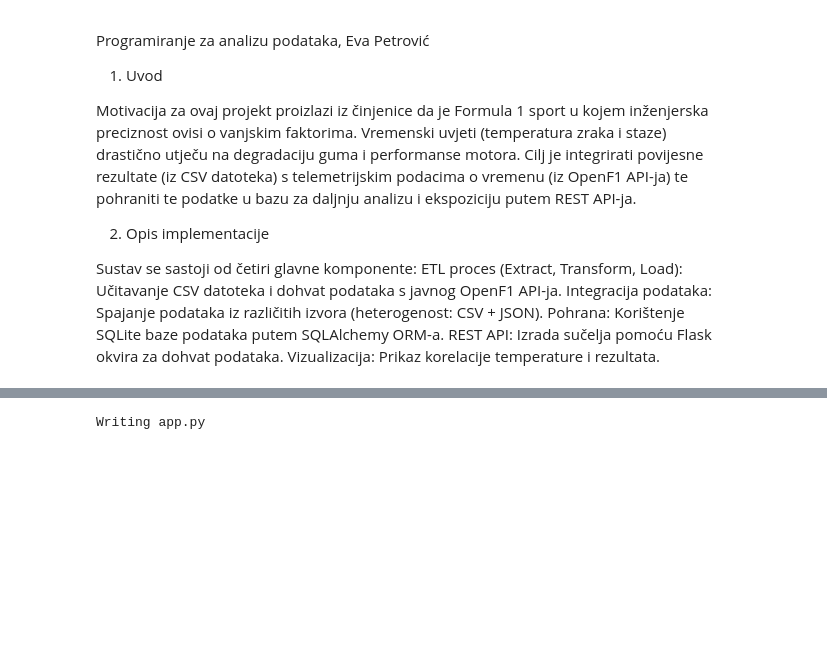
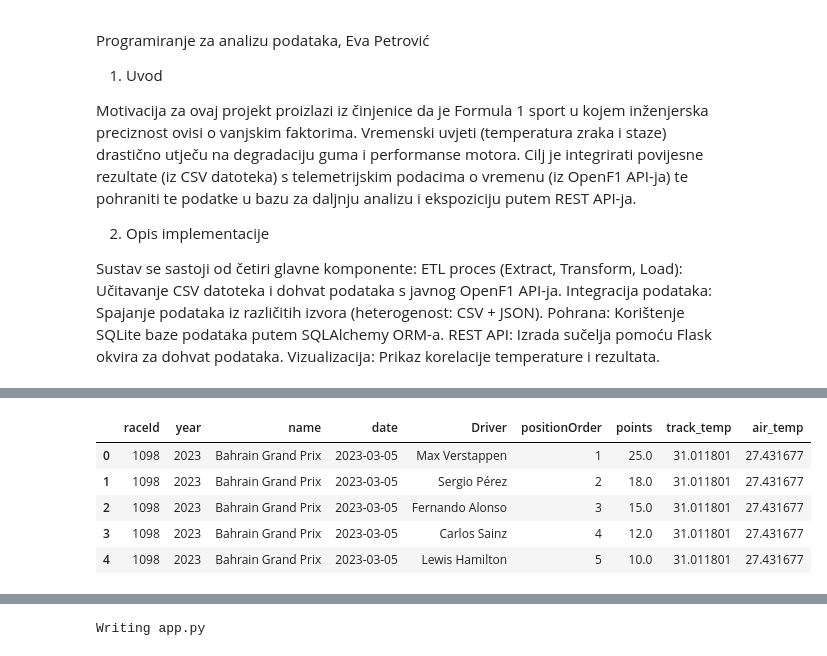
Before and after one commit to epetrovic23/Utjecaj_atmosferskih_prilika_na_ishod_utrka_Formule1, a Jupyter notebook: epetrovic23_Utjecaj_atmosferskih_prilika_na_ishod_utrka_Formule1.ipynb, the cells around one changed output, grey strips where cells are left out. Drawn from its saved outputs; the diff is of its cells as text; code cells hidden in the pictures; blank space fills up the shorter version.

```diff
--- a/epetrovic23_Utjecaj_atmosferskih_prilika_na_ishod_utrka_Formule1.ipynb
+++ b/epetrovic23_Utjecaj_atmosferskih_prilika_na_ishod_utrka_Formule1.ipynb
@@ -21,23 +21,23 @@ Pohrana: Korištenje SQLite baze podataka putem SQLAlchemy ORM-a.
 REST API: Izrada sučelja pomoću Flask okvira za dohvat podataka.
 Vizualizacija: Prikaz korelacije temperature i rezultata.
 # %%
-# Instalacija potrebnih paketa
 !pip install sqlalchemy flask pandas requests matplotlib seaborn
 
 import pandas as pd
 import requests
 import sqlite3
+from sqlalchemy import create_engine
 import json
+import threading
 import time
-import threading
+from flask import Flask, jsonify, request
+import matplotlib.pyplot as plt
 import seaborn as sns
-import matplotlib.pyplot as plt
-from sqlalchemy import create_engine, text
 
 pd.set_option('display.max_columns', None)
-pd.set_option('display.width', 1000)
+pd.set_option('future.no_silent_downcasting', True)
 
-print("Okruženje spremno.")
+print("Biblioteke uspješno učitane.")
 # %% [output]
 Requirement already satisfied: sqlalchemy in /usr/local/lib/python3.12/dist-packages (2.0.45)
 Requirement already satisfied: flask in /usr/local/lib/python3.12/dist-packages (3.1.2)
@@ -176,0 +59,67 @@ Prvih 5 redaka integriranog skupa podataka:
+# %%
+import pandas as pd
+import requests
+import time
+import warnings
+
+warnings.simplefilter(action='ignore', category=FutureWarning)
+pd.set_option('display.max_columns', None)
+
+
+def get_all_weather_2023():
+    """Dohvaća temperature za SVE utrke u 2023."""
+    print("Dohvaćam popis svih utrka 2023. s OpenF1 API-ja...")
+    try:
+        sessions = requests.get("https://api.openf1.org/v1/sessions?year=2023&session_name=Race").json()
+    except Exception as e:
+        return {}
+
+    weather_map = {}
+    print(f"Pronađeno {len(sessions)} utrka. Krećem u dohvat vremena (cca 30 sekundi)...")
+
+    for session in sessions:
+        date_str = session['date_start'][:10]
+        try:
+            url = f"https://api.openf1.org/v1/weather?meeting_key={session['meeting_key']}&session_key={session['session_key']}"
+            w_resp = requests.get(url).json()
+            if w_resp:
+                w_df = pd.DataFrame(w_resp)
+                weather_map[date_str] = (w_df['track_temperature'].mean(), w_df['air_temperature'].mean())
+                print(f"✅ {session['location_option']}: {weather_map[date_str][0]:.1f}°C")
+        except:
+            pass
+        time.sleep(0.2)
+    return weather_map
+
+def load_and_analyze():
+    print("--- 1. Učitavanje CSV-ova ---")
+    try:
+        races = pd.read_csv('races.csv')
+        results = pd.read_csv('results.csv')
+        drivers = pd.read_csv('drivers.csv')
+    except FileNotFoundError:
+        print("GREŠKA: Nedostaju CSV datoteke (races, results ili drivers).")
+        return None
+
+    races_2023 = races[races['year'] == 2023].copy()
+    real_weather = get_all_weather_2023()
+
+    def match_weather(row):
+        return real_weather.get(row['date'], (None, None))
+
+    races_2023[['track_temp', 'air_temp']] = races_2023.apply(lambda x: pd.Series(match_weather(x)), axis=1)
+
+    races_clean = races_2023.dropna(subset=['track_temp'])
+    merged = pd.merge(results, races_clean, on='raceId', how='inner')
+    final = pd.merge(merged, drivers, on='driverId', how='left')
+
+    final['Driver'] = final['forename'] + " " + final['surname']
+
+    return final[['raceId', 'year', 'name', 'date', 'Driver', 'positionOrder', 'points', 'track_temp', 'air_temp']]
+
+final_df = load_and_analyze()
+
+if final_df is not None:
+    print("\nGotovo! Prvih 5 redova:")
+    display(final_df.head())
+# %% [output]
@@ -177 +131,7 @@ Prvih 5 redaka integriranog skupa podataka:
+|  | raceId | year | name | date | Driver | positionOrder | points | track_temp | air_temp |
+| 0 | 1098 | 2023 | Bahrain Grand Prix | 2023-03-05 | Max Verstappen | 1 | 25.0 | 31.011801 | 27.431677 |
+| 1 | 1098 | 2023 | Bahrain Grand Prix | 2023-03-05 | Sergio Pérez | 2 | 18.0 | 31.011801 | 27.431677 |
+| 2 | 1098 | 2023 | Bahrain Grand Prix | 2023-03-05 | Fernando Alonso | 3 | 15.0 | 31.011801 | 27.431677 |
+| 3 | 1098 | 2023 | Bahrain Grand Prix | 2023-03-05 | Carlos Sainz | 4 | 12.0 | 31.011801 | 27.431677 |
+| 4 | 1098 | 2023 | Bahrain Grand Prix | 2023-03-05 | Lewis Hamilton | 5 | 10.0 | 31.011801 | 27.431677 |
 # %%
```
Also changed, not shown: parts of 8 cells of this notebook.
